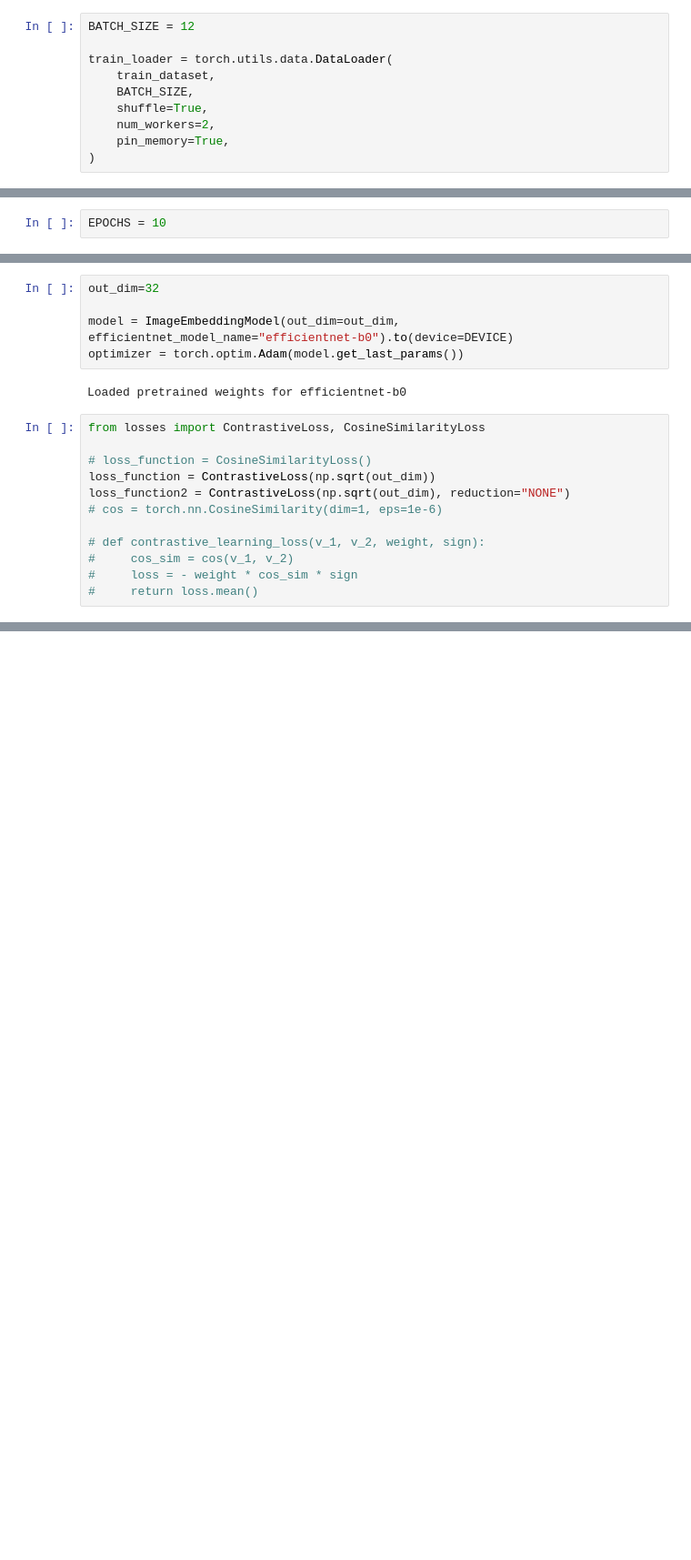
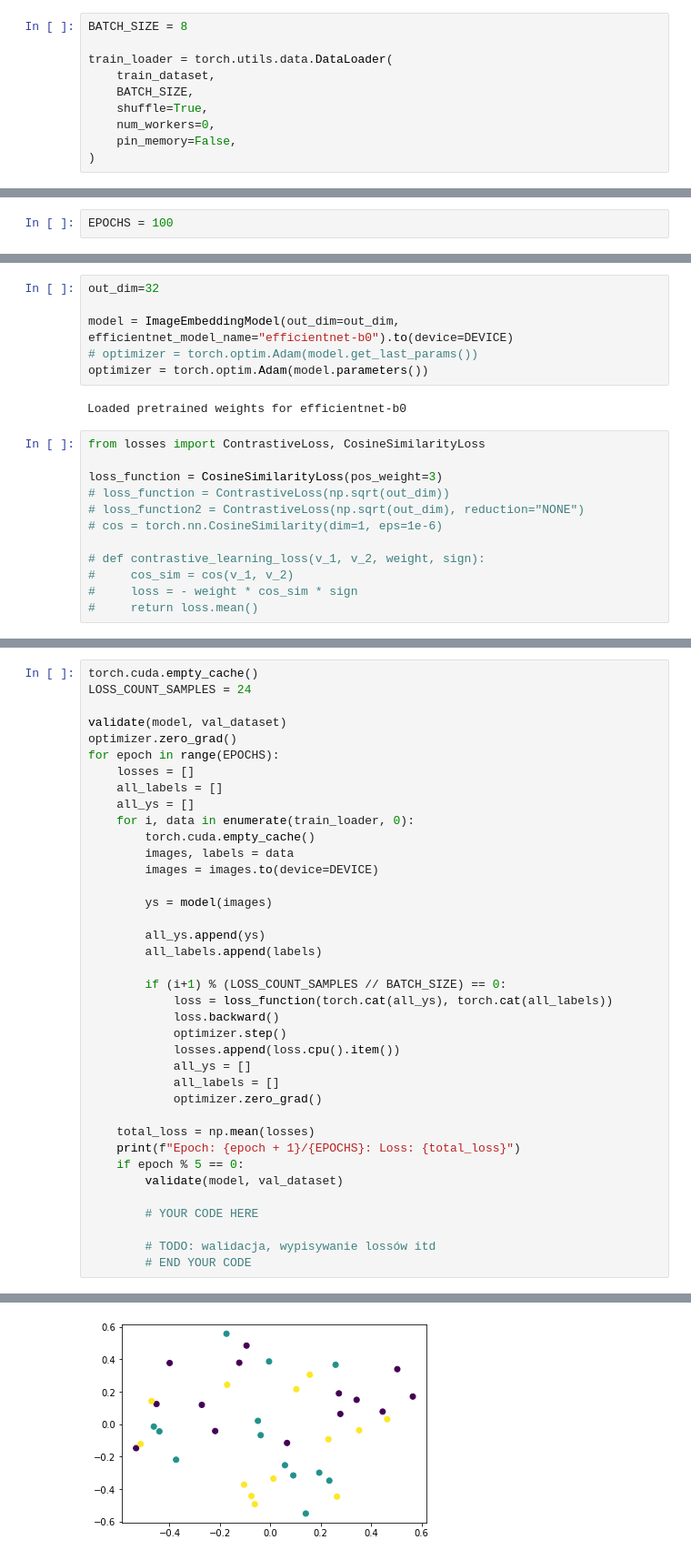
Before and after one commit to almysiak/knum_golem_hackathon, a Jupyter notebook: training.ipynb, the cells around one changed output, grey strips where cells are left out. Shown at 91% size. Drawn from its saved outputs; the diff is of its cells as text; blank space fills up the shorter version.

```diff
--- a/training.ipynb
+++ b/training.ipynb
@@ -91,34 +91,35 @@ print(f"DEVICE: {DEVICE}")
 # %% [output]
 DEVICE: cuda
 # %%
-BATCH_SIZE = 12
+BATCH_SIZE = 8
 
 train_loader = torch.utils.data.DataLoader(
     train_dataset,
     BATCH_SIZE,
     shuffle=True,
-    num_workers=2,
-    pin_memory=True,
+    num_workers=0,
+    pin_memory=False,
 )
 # %% [markdown]
 ## Training loop
 # %%
-EPOCHS = 10
+EPOCHS = 100
 # %%
 from model import ImageEmbeddingModel
 # %%
 out_dim=32
 
 model = ImageEmbeddingModel(out_dim=out_dim, efficientnet_model_name="efficientnet-b0").to(device=DEVICE)
-optimizer = torch.optim.Adam(model.get_last_params())
+# optimizer = torch.optim.Adam(model.get_last_params())
+optimizer = torch.optim.Adam(model.parameters())
 # %% [output]
 Loaded pretrained weights for efficientnet-b0
 # %%
 from losses import ContrastiveLoss, CosineSimilarityLoss
 
-# loss_function = CosineSimilarityLoss()
-loss_function = ContrastiveLoss(np.sqrt(out_dim))
-loss_function2 = ContrastiveLoss(np.sqrt(out_dim), reduction="NONE")
+loss_function = CosineSimilarityLoss(pos_weight=3)
+# loss_function = ContrastiveLoss(np.sqrt(out_dim))
+# loss_function2 = ContrastiveLoss(np.sqrt(out_dim), reduction="NONE")
 # cos = torch.nn.CosineSimilarity(dim=1, eps=1e-6)
 
 # def contrastive_learning_loss(v_1, v_2, weight, sign):
@@ -167,3 +168,42 @@ def validate(model, dataset):
     emb2d = pca.transform(embeddings)
     plt.scatter(emb2d[:,0], emb2d[:,1], c=labels)
     plt.show()
+# %%
+torch.cuda.empty_cache()
+LOSS_COUNT_SAMPLES = 24
+
+validate(model, val_dataset)
+optimizer.zero_grad()
+for epoch in range(EPOCHS):
+    losses = []
+    all_labels = []
+    all_ys = []
+    for i, data in enumerate(train_loader, 0):
+        torch.cuda.empty_cache()
+        images, labels = data
+        images = images.to(device=DEVICE)
+
+        ys = model(images)
+
+        all_ys.append(ys)
+        all_labels.append(labels)
+
+        if (i+1) % (LOSS_COUNT_SAMPLES // BATCH_SIZE) == 0:
+            loss = loss_function(torch.cat(all_ys), torch.cat(all_labels))
+            loss.backward()
+            optimizer.step()
+            losses.append(loss.cpu().item())
+            all_ys = []
+            all_labels = []
+            optimizer.zero_grad()
+
+    total_loss = np.mean(losses)
+    print(f"Epoch: {epoch + 1}/{EPOCHS}: Loss: {total_loss}")
+    if epoch % 5 == 0:
+        validate(model, val_dataset)
+
+        # YOUR CODE HERE
+
+        # TODO: walidacja, wypisywanie lossów itd
+        # END YOUR CODE
+# %% [output]
@@ -169,0 +213 @@ def validate(model, dataset):
+[figure, added]
```
Also changed, not shown: parts of 5 cells of this notebook, 2 other files.
